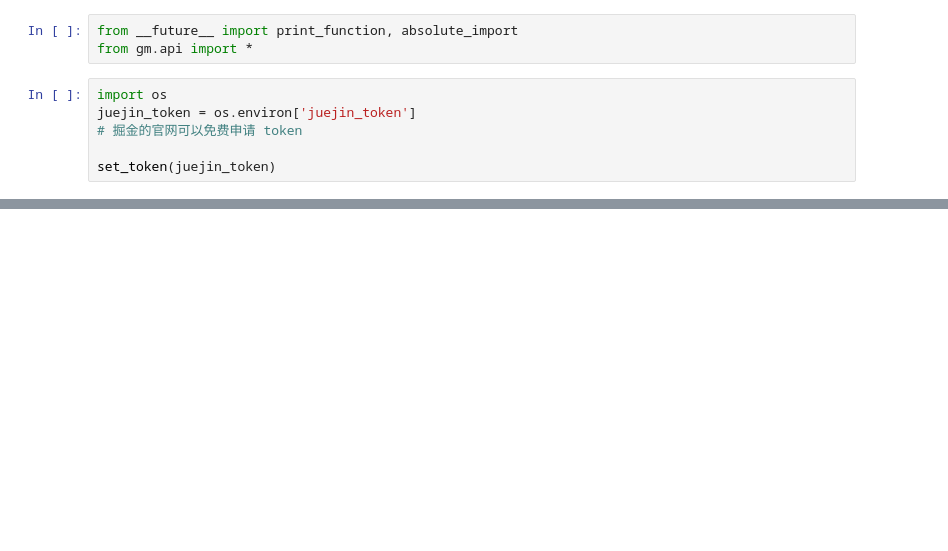
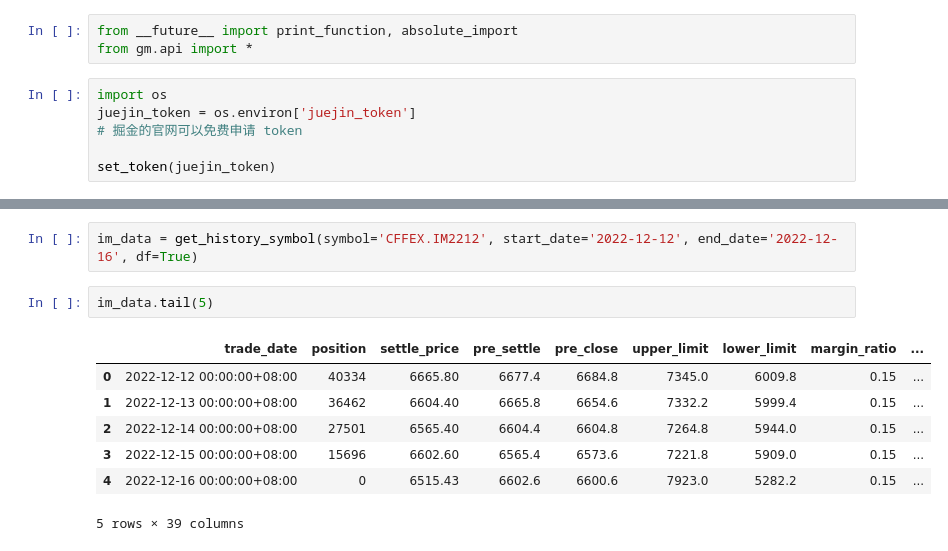
Before and after one commit to Rockyzsu/stock, a Jupyter notebook: juejin/fetch_data.ipynb, the cells around one changed output, grey strips where cells are left out. Saved outputs shown, nothing was run; the diff lists cells and outputs as text; blank space fills up the shorter version.

```diff
--- a/juejin/fetch_data.ipynb
+++ b/juejin/fetch_data.ipynb
@@ -25,0 +64,12 @@ history_data.tail(10)
+# %%
+im_data = get_history_symbol(symbol='CFFEX.IM2212', start_date='2022-12-12', end_date='2022-12-16', df=True)
+# %%
+im_data.tail(5)
+# %% [output]
+|  | trade_date | position | settle_price | pre_settle | pre_close | upper_limit | lower_limit | margin_ratio | ... |
+| 0 | 2022-12-12 00:00:00+08:00 | 40334 | 6665.80 | 6677.4 | 6684.8 | 7345.0 | 6009.8 | 0.15 | ... |
+| 1 | 2022-12-13 00:00:00+08:00 | 36462 | 6604.40 | 6665.8 | 6654.6 | 7332.2 | 5999.4 | 0.15 | ... |
+| 2 | 2022-12-14 00:00:00+08:00 | 27501 | 6565.40 | 6604.4 | 6604.8 | 7264.8 | 5944.0 | 0.15 | ... |
+| 3 | 2022-12-15 00:00:00+08:00 | 15696 | 6602.60 | 6565.4 | 6573.6 | 7221.8 | 5909.0 | 0.15 | ... |
+| 4 | 2022-12-16 00:00:00+08:00 | 0 | 6515.43 | 6602.6 | 6600.6 | 7923.0 | 5282.2 | 0.15 | ... |
+5 rows × 39 columns
```
Also changed, not shown: parts of 6 cells of this notebook, 3 other files.
